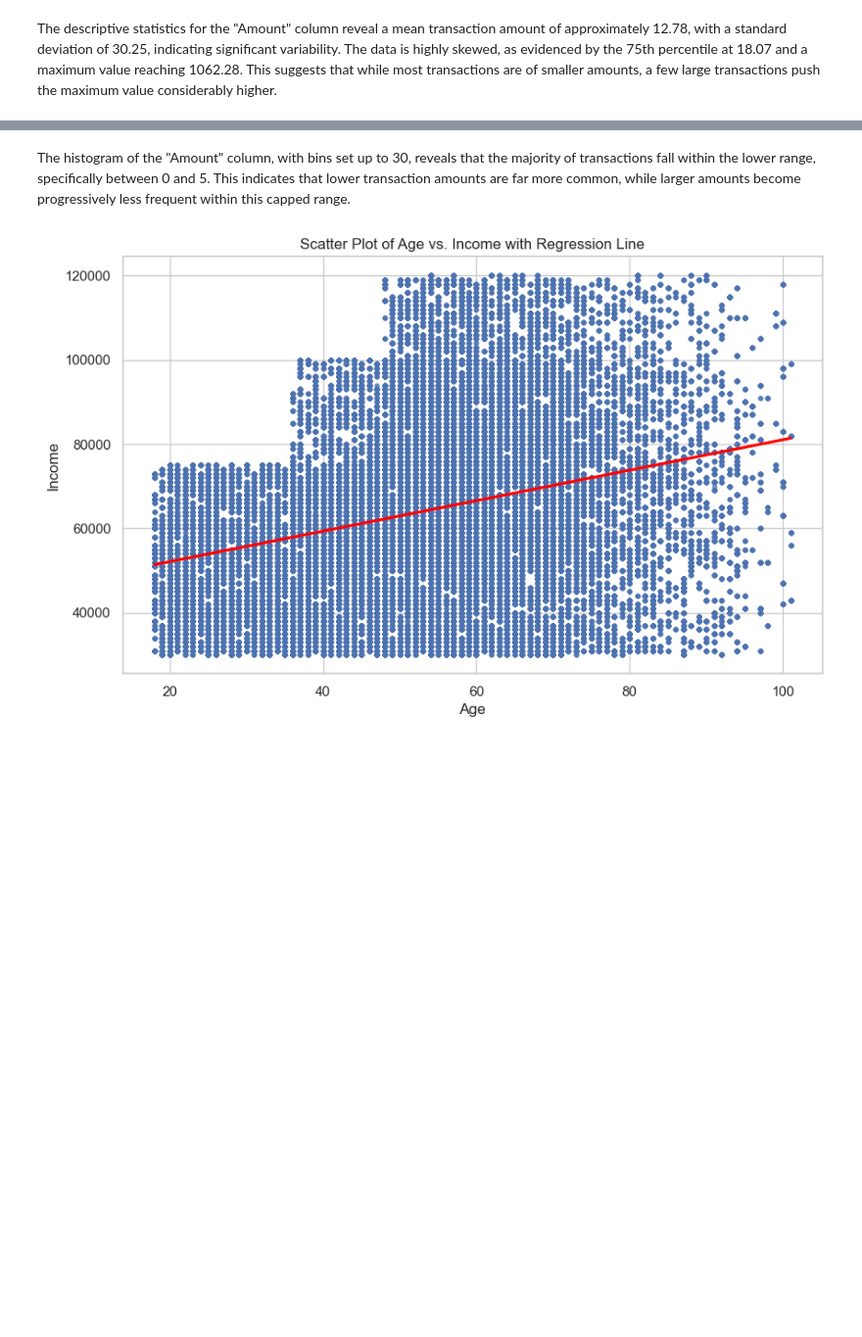
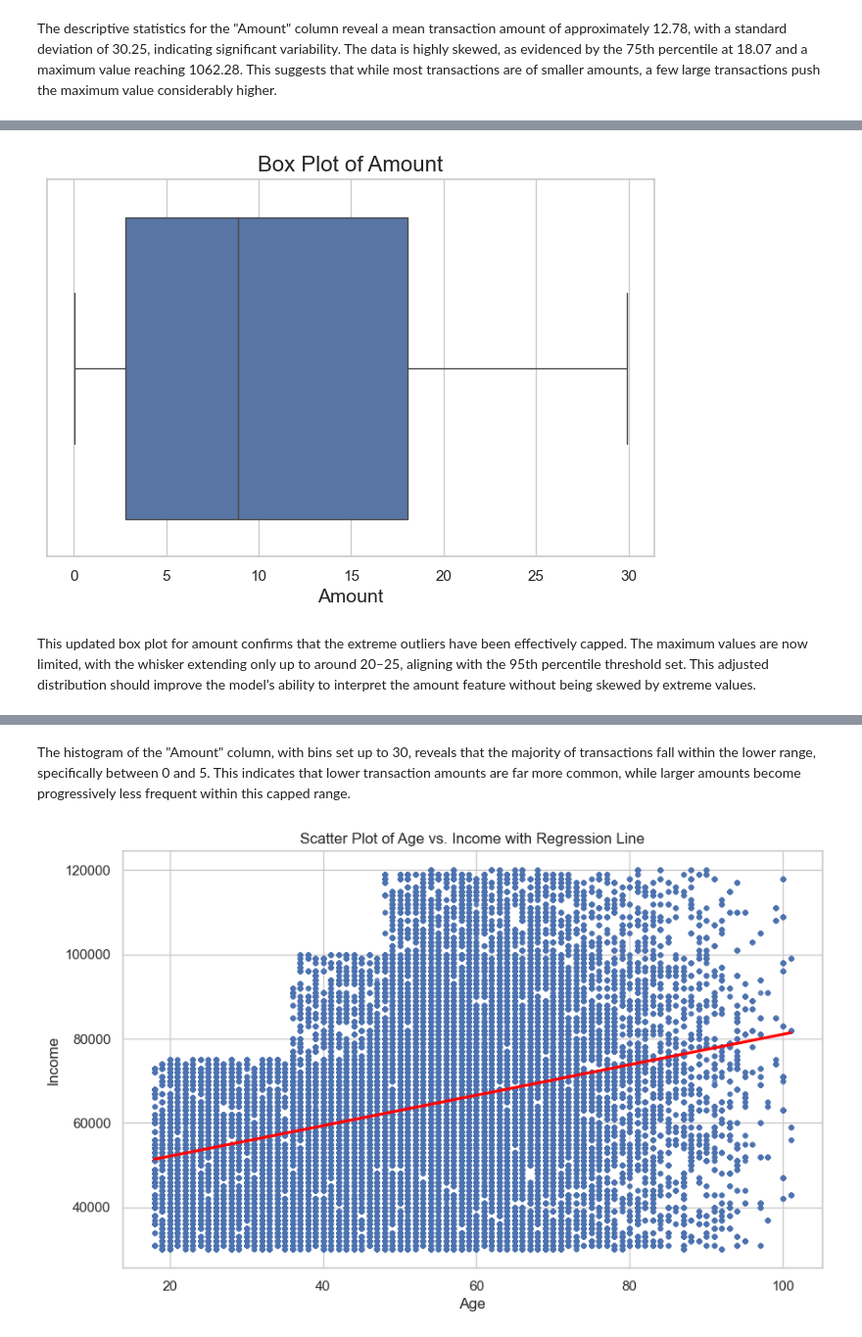
Before and after one commit to CoskunErden/Udacity_DS_Capstone_Project, a Jupyter notebook: starbucks_capstone.ipynb, the cells around one changed output, grey strips where cells are left out. Shown at 98% size. Saved outputs shown, nothing was run; the diff lists cells and outputs as text; code cells hidden in the pictures; blank space fills up the shorter version.

```diff
--- a/starbucks_capstone.ipynb
+++ b/starbucks_capstone.ipynb
@@ -894,2 +927,22 @@ The descriptive statistics for the "Amount" column reveal a mean transaction amo
+# %%
+# Box Plot of  'amount' column after winsorizing
+
+# Set the aesthetic style
+sns.set(style='whitegrid')
+
+# Create a box plot for 'age'
+plt.figure(figsize = (8, 5))
+sns.boxplot(x = df['amount'])
+
+# Titles and labels
+plt.title('Box Plot of Amount', fontsize=16)
+plt.xlabel('Amount', fontsize = 14)
+
+# Show the plot
+plt.show()
+# %% [output]
+[figure, added]
+# %% [markdown]
+This updated box plot for amount confirms that the extreme outliers have been effectively capped. The maximum values are now limited, with the whisker extending only up to around 20–25, aligning with the 95th percentile threshold set. This adjusted distribution should improve the model’s ability to interpret the amount feature without being skewed by extreme values.
 # %%
 # Specify custom bin edges with the last bin being 30 and above
```
Also changed, not shown: parts of 25 cells of this notebook.
